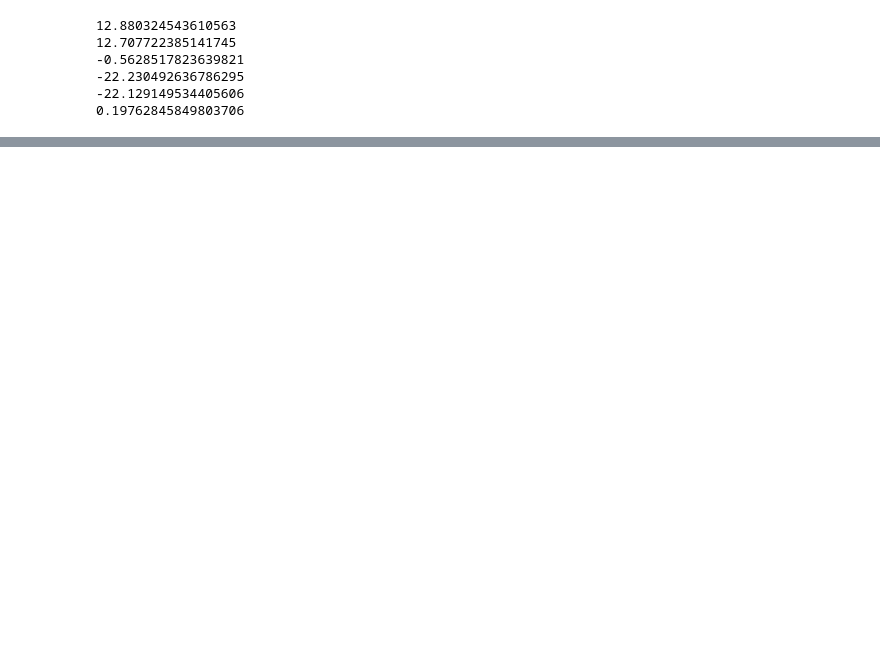
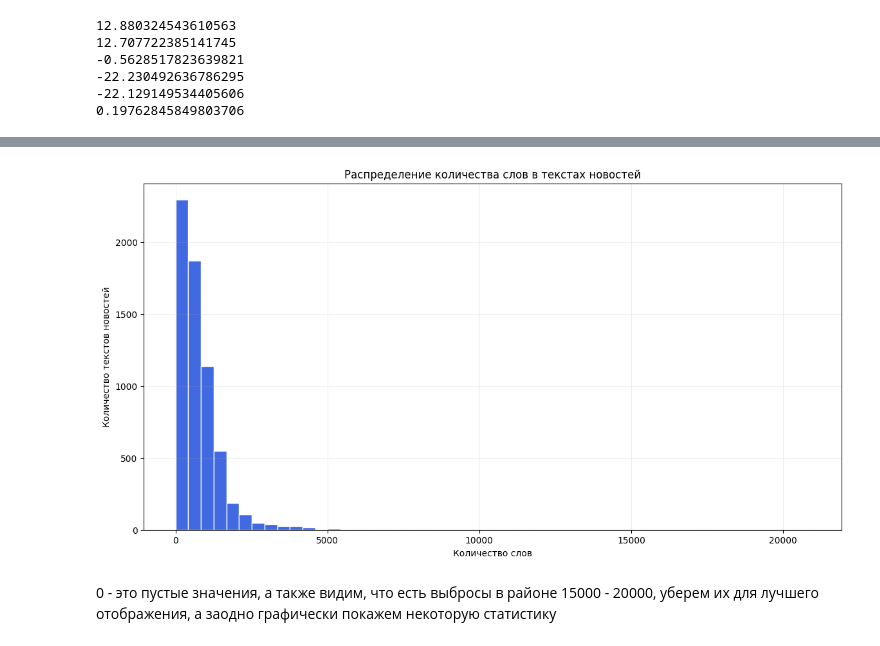
Before and after one commit to Baronofff/Materials, a Jupyter notebook: laboratory works/lab_1/lab_1_baronov.ipynb, the cells around one changed output, grey strips where cells are left out. Saved outputs shown, nothing was run; the diff lists cells and outputs as text; code cells hidden in the pictures; blank space fills up the shorter version.

```diff
--- a/laboratory works/lab_1/lab_1_baronov.ipynb
+++ b/laboratory works/lab_1/lab_1_baronov.ipynb
@@ -203,0 +272,2 @@ isnull()
+# %%
+df_text_words_count = df['text'].str.split().str.len()
@@ -203,0 +288,18 @@ isnull()
+# %%
+plt.figure(figsize=(14, 7))
+
+plt.hist(
+    df_text_words_count,
+    bins=50,
+    color='royalblue',
+    edgecolor='white'
+)
+
+plt.title(f'Распределение количества слов в текстах новостей')
+plt.xlabel('Количество слов')
+plt.ylabel('Количество текстов новостей')
+plt.grid(True, alpha=0.2)
+# %% [output]
+[figure, added]
+# %% [markdown]
+0 - это пустые значения, а также видим, что есть выбросы в районе 15000 - 20000, уберем их для лучшего отображения, а заодно графически покажем некоторую статистику
```
Also changed, not shown: parts of 121 cells of this notebook.
